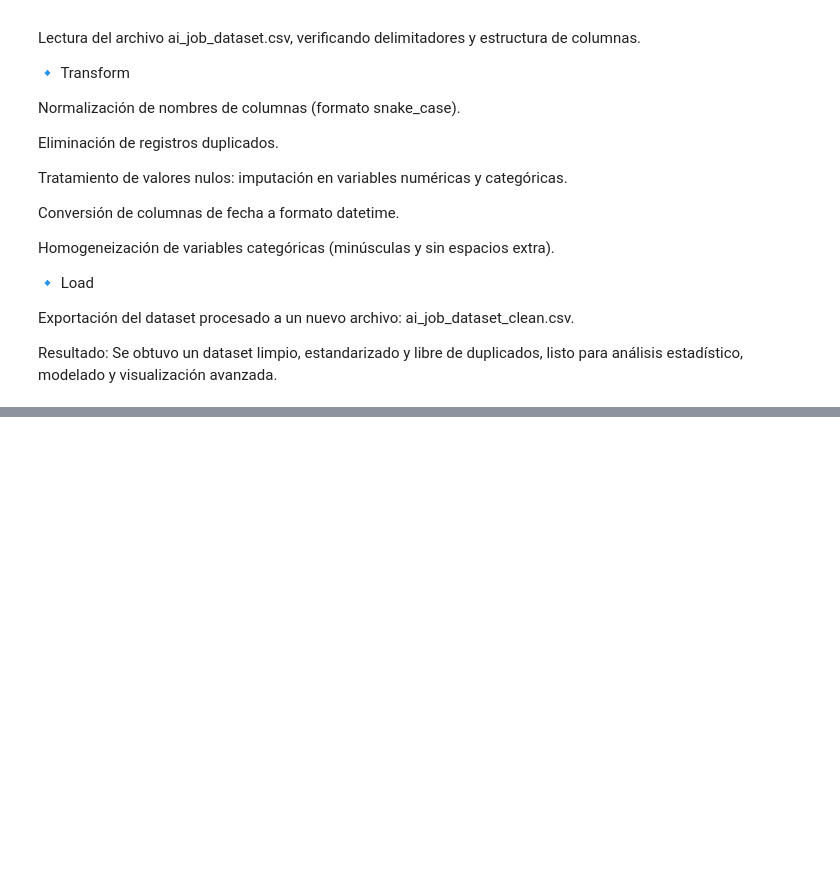
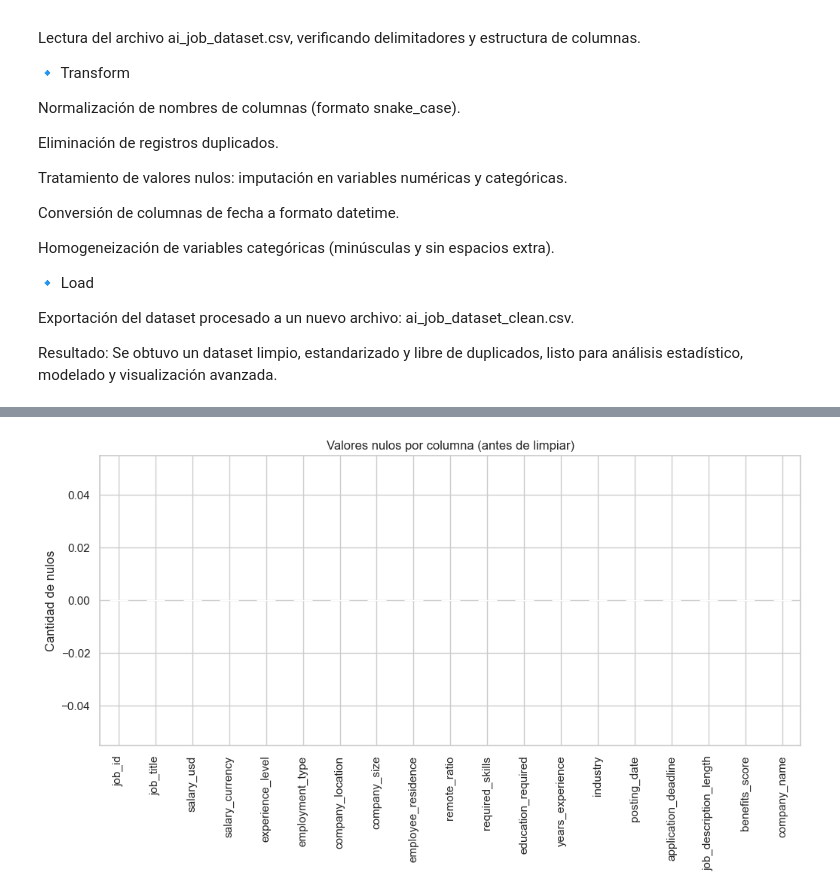
Before and after one commit to NoeliaGCalligaro/job, a Jupyter notebook: ai_job.ipynb, the cells around one changed output, grey strips where cells are left out. Saved outputs shown, nothing was run; the diff lists cells and outputs as text; code cells hidden in the pictures; blank space fills up the shorter version.

```diff
--- a/ai_job.ipynb
+++ b/ai_job.ipynb
@@ -188,3 +188,83 @@ Homogeneización de variables categóricas (minúsculas y sin espacios extra).
 Exportación del dataset procesado a un nuevo archivo: ai_job_dataset_clean.csv.
 
 Resultado: Se obtuvo un dataset limpio, estandarizado y libre de duplicados, listo para análisis estadístico, modelado y visualización avanzada.
+# %%
+import pandas as pd
+import matplotlib.pyplot as plt
+import seaborn as sns
+
+# Configuración estética
+sns.set_theme(style="whitegrid", palette="crest")
+
+# ========================
+# 1. EXTRACT
+# ========================
+df = pd.read_csv("data/ai_job_dataset.csv")  # Ajustar ruta si hace falta
+print("✔ Archivo cargado correctamente")
+print("Dimensiones iniciales:", df.shape)
+
+# ========================
+# 2. TRANSFORM
+# ========================
+# Normalizar nombres de columnas
+df.columns = df.columns.str.strip().str.lower().str.replace(" ", "_").str.replace(r"[^\w\s]", "", regex=True)
+
+# ---- Gráfico valores nulos antes de limpiar ----
+plt.figure(figsize=(12,5))
+df.isnull().sum().sort_values(ascending=False).plot(kind="bar", color="teal")
+plt.title("Valores nulos por columna (antes de limpiar)")
+plt.ylabel("Cantidad de nulos")
+plt.show()
+
+# Eliminar duplicados
+df = df.drop_duplicates()
+
+# Manejar valores nulos
+for col in df.columns:
+    if df[col].dtype == "object":
+        df[col] = df[col].fillna("desconocido")
+    else:
+        df[col] = df[col].fillna(df[col].median())
+
+# Convertir columnas de fechas
+date_cols = [col for col in df.columns if "date" in col or "fecha" in col]
+for col in date_cols:
+    df[col] = pd.to_datetime(df[col], errors="coerce")
+
+# Normalizar texto en categóricas
+cat_cols = df.select_dtypes(include="object").columns
+for col in cat_cols:
+    df[col] = df[col].str.strip().str.lower()
+
+# ---- Distribución de variables numéricas ----
+num_cols = df.select_dtypes(include="number").columns
+df[num_cols].hist(bins=30, figsize=(15,10), color="mediumaquamarine", edgecolor="black")
+plt.suptitle("Distribución de variables numéricas", fontsize=16)
+plt.show()
+
+# ---- Boxplots de outliers ----
+plt.figure(figsize=(15, 8))
+for i, col in enumerate(num_cols, 1):
+    plt.subplot(len(num_cols)//3 + 1, 3, i)
+    sns.boxplot(y=df[col], color="lightseagreen")
+    plt.title(col, fontsize=10)
+plt.tight_layout()
+plt.show()
+
+# ---- Conteo de categorías en columnas relevantes ----
+for col in cat_cols[:3]:  # primeras 3 categóricas
+    plt.figure(figsize=(8,4))
+    df[col].value_counts().head(10).plot(kind="bar", color="cadetblue")
+    plt.title(f"Top categorías en {col}")
+    plt.ylabel("Frecuencia")
+    plt.show()
+
+# ========================
+# 3. LOAD
+# ========================
+output_path = "ai_job_dataset_final.csv"
+df.to_csv(output_path, index=False, encoding="utf-8-sig")
+
+print(f"\n✅ ETL FINAL completado con visualizaciones. Dataset guardado en: {output_path}")
+print("Dimensiones finales:", df.shape)
+# %% [output]
@@ -190,0 +273 @@ Resultado: Se obtuvo un dataset limpio, estandarizado y libre de duplicados, lis
+[figure, added]
```
Also changed, not shown: parts of 1 cell of this notebook.
